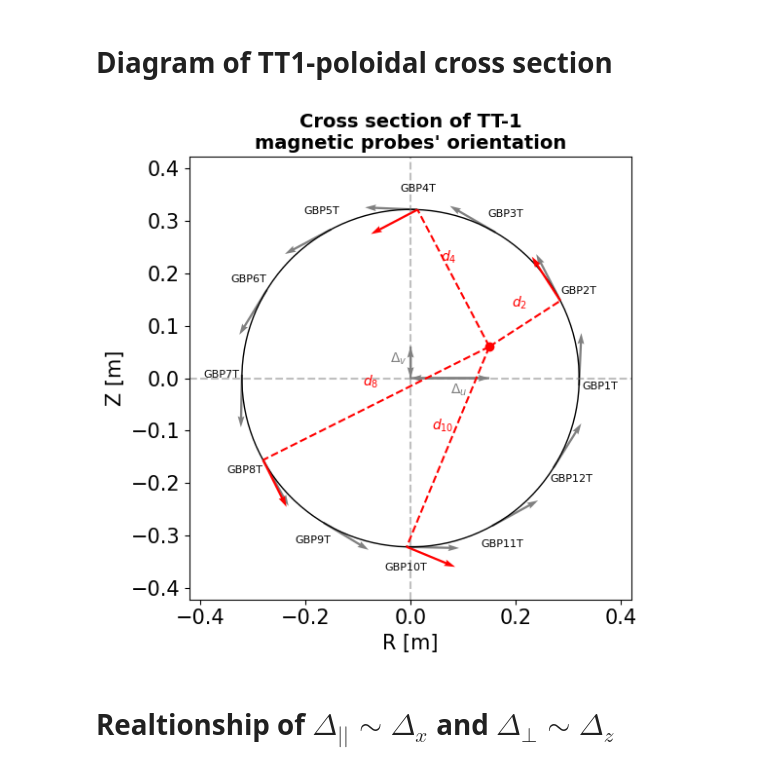
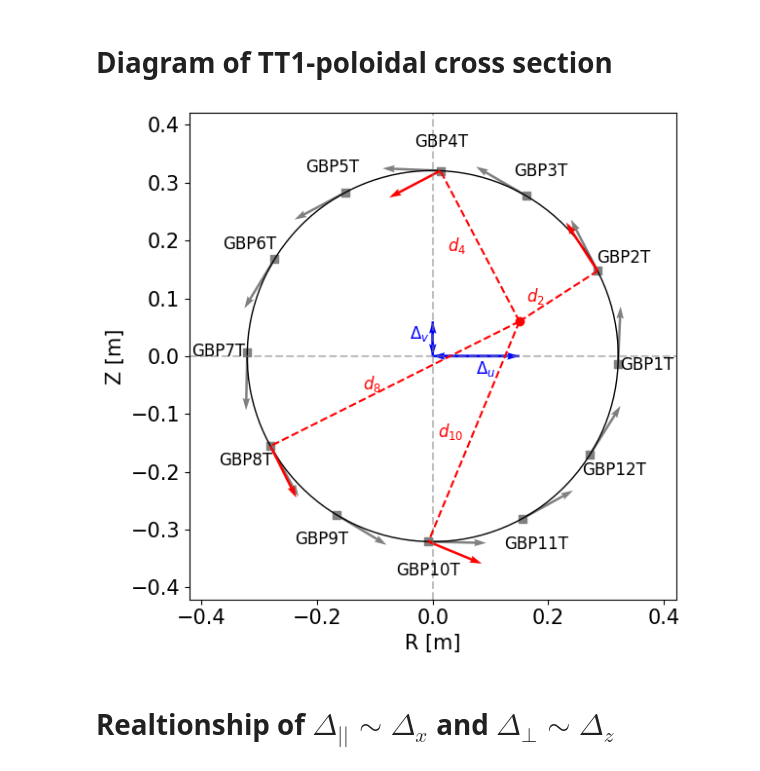
Before and after one commit to P-Attapon/TT1PlasmaColumnPosition, a Jupyter notebook: plotting.ipynb, the cells around one changed output. Cells and saved outputs as stored; diff of their text form; code cells hidden in the pictures.

Commit message:
edit images poloidalPlane, fitRelation, rawSignal -> TT1-signal magneticSignal, displacementPlot

```diff
--- a/plotting.ipynb
+++ b/plotting.ipynb
@@ -25,7 +25,7 @@ import os
 from tqdm import tqdm
 
 monospace_font = {'family': 'monospace'}
-colors = ["k","r","b","g","m"]  # blue, orange, green, red, purple
+colors = ["k","r",(0,0,1),"g","m"]  # blue, orange, green, red, purple
 
 data_path = os.path.join(".","resources","fullShotData")
 plt.rcParams.update({
@@ -37,26 +37,25 @@ save_dir = os.path.join("result_plot", "paper_plot")
 # %% [markdown]
 # Diagram of TT1-poloidal cross section
 # %%
+label_font_size = 12
+
 fig, ax = plt.subplots(1, figsize = (8,6))
 
-def draw_probe_with_normal_vector(name:str, radius = R, ax = ax, text_offset = 0.04) -> None:
+def draw_probe_with_normal_vector(name:str, radius = R, ax = ax, text_offset = 0.05) -> None:
     probe_num = int("".join([char for char in name if char.isdigit()]))
     angle = coil_angle_dict[probe_num]
 
     probe_position = (radius*np.cos(angle), radius*np.sin(angle))
-
-    #draw probe
-    # ax.scatter(*probe_position, color = colors[0])
-    # if probe_num > 5: text_offset *= -1
     ax.text((radius + text_offset) * np.cos(angle),
             (radius + text_offset) * np.sin(angle),
             name,
-            fontsize=8,
+            fontsize=label_font_size,
             ha='center', va='center')
 
     #draw normal vector
     vx, vy = -np.sin(angle), np.cos(angle)
     arrow_len = 0.1
+    ax.scatter(*probe_position, color = "gray", marker = "s")
     ax.quiver(*probe_position, vx*arrow_len, vy*arrow_len, angles = "xy", scale_units='xy', scale=1, color='gray', width=0.005)
 
 # draw probes with normal vector
@@ -80,8 +79,6 @@ ax.set_aspect("equal")
 ax.set_xlabel("R [m]")
 ax.set_ylabel("Z [m]")
 
-ax.set_title("Cross section of TT-1\nmagnetic probes' orientation", fontsize = 14, fontweight = "bold")
-
 # Draw displaced center
 
 def displaced_connection(center, all_probes):
@@ -98,44 +95,44 @@ def displaced_connection(center, all_probes):
         mid_y = (center[1] + loc[1]) / 2
 
         # add text (e.g., probe name)
-        ax.text(mid_x-0.01, mid_y+0.04, f"$d_{{{probe_num[i]}}}$", color='red', fontsize=10, ha='center', va='center')
+        ax.text(mid_x-0.04, mid_y, f"$d_{{{probe_num[i]}}}$", color='red', fontsize=label_font_size, ha='center', va='center')
         dx = loc[0] - center[0]
         dy = loc[1] - center[1]
 
         # normalize perpendicular vector
         length = np.sqrt(dx**2 + dy**2)
         vx = -dy / length  # perpendicular x-component
         vy = dx / length   # perpendicular y-component
 
         arrow_len = 0.1  # length of normal arrow
 
         ax.quiver(loc[0], loc[1], vx*arrow_len, vy*arrow_len,
             angles="xy", scale_units='xy', scale=1, color='red', width=0.005)
 
     #add scatter of center
     ax.scatter(*center,color = "red")
 
     # add center displacement
     # X-direction
-    ax.quiver(0, 0, center[0], 0, angles='xy', scale_units='xy', scale=1, color='gray', width=0.005)
-    ax.quiver(center[0], 0, -center[0], 0, angles='xy', scale_units='xy', scale=1, color='gray', width=0.005)
+    ax.quiver(0, 0, center[0], 0, angles='xy', scale_units='xy', scale=1, color=(0,0,1), width=0.005)
+    ax.quiver(center[0], 0, -center[0], 0, angles='xy', scale_units='xy', scale=1, color=(0,0,1), width=0.005)
 
-    ax.text(center[0]/2, -0.03, r"$\Delta_u$",fontsize = 10, color = "gray")
+    ax.text(center[0]/2, -0.03, r"$\Delta_u$",fontsize = label_font_size, color = (0,0,1))
 
     # Y-direction
-    ax.quiver(0, 0, 0, center[1], angles='xy', scale_units='xy', scale=1, color='gray', width=0.005)
-    ax.quiver(0, center[1], 0, -center[1], angles='xy', scale_units='xy', scale=1, color='gray', width=0.005)
+    ax.quiver(0, 0, 0, center[1], angles='xy', scale_units='xy', scale=1, color=(0,0,1), width=0.005)
+    ax.quiver(0, center[1], 0, -center[1], angles='xy', scale_units='xy', scale=1, color=(0,0,1), width=0.005)
 
-    ax.text(-0.04, center[1]/2, r"$\Delta_v$", fontsize = 10, color = "gray")
+    ax.text(-0.04, center[1]/2, r"$\Delta_v$", fontsize = label_font_size, color = (0,0,1))
 
 
 displaced_connection((0.15,0.06),[f"GBP{X}T" for X in [2,4,8,10]])
 
 plt.tight_layout()
 save_name = os.path.join(save_dir, "poloidalPlane")
 plt.savefig(save_name,bbox_inches='tight')
 # %% [output]
-[figure, old version]
+[figure, new version]
 # %% [markdown]
 # Realtionship of $\Delta_{||} \sim \Delta_x$ and $\Delta_\perp \sim \Delta_z$
 # %%
```
Also changed, not shown: parts of 5 cells of this notebook, 8 other files.
